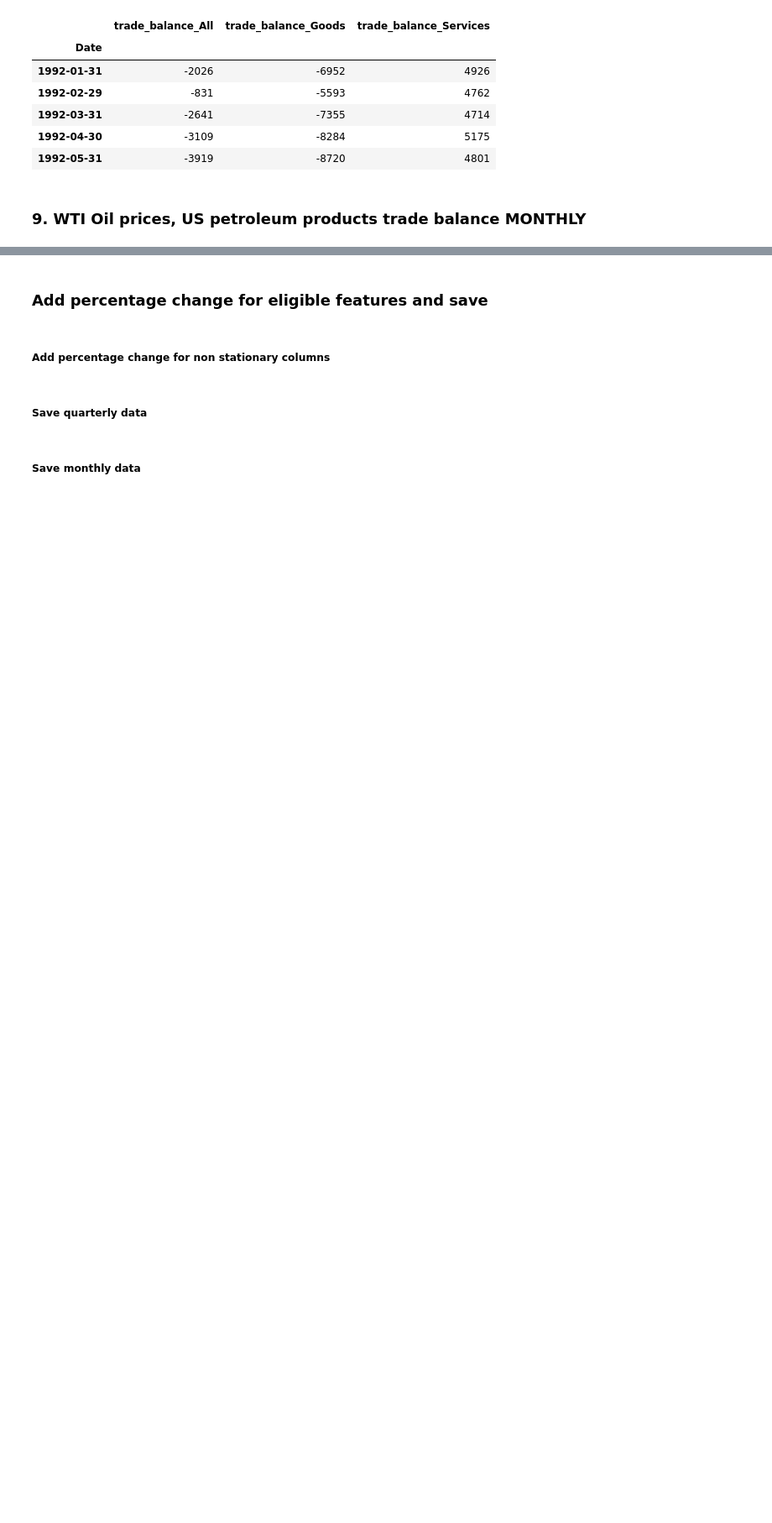
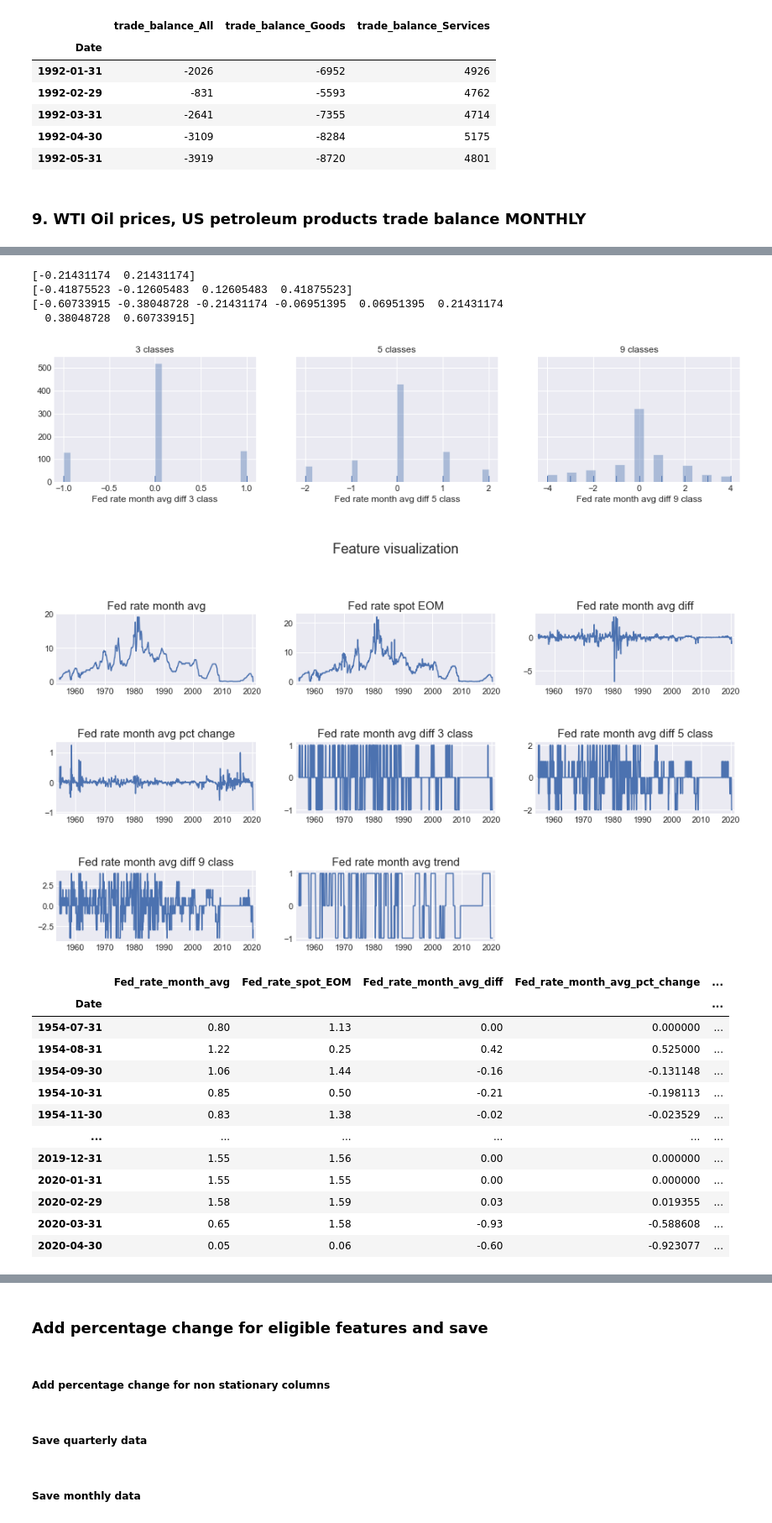
Before and after one commit to julesbertrand/Fed-repo-rate-forecasts, a Jupyter notebook: Finalproject_data_preprocessing.ipynb, the cells around one changed output, grey strips where cells are left out. Shown at 84% size. Drawn from its saved outputs; the diff is of its cells as text; code cells hidden in the pictures; blank space fills up the shorter version.

```diff
--- a/Finalproject_data_preprocessing.ipynb
+++ b/Finalproject_data_preprocessing.ipynb
@@ -339,0 +289,76 @@ data_ffrate
+# %%
+data_ffm = pd.read_csv(settings.get('PATH_TO_DATA') + "FEDFUNDS.csv")
+data_ffd = pd.read_csv(settings.get('PATH_TO_DATA') + "DFF.csv")
+data = pd.merge(data_ffm[['DATE', 'FEDFUNDS']],
+                data_ffd[['DATE', 'DFF']],
+                left_on='DATE',
+                right_on='DATE',
+                how='inner'
+               )
+data.rename(columns={
+    'DATE':'Date',
+    'DFF':'Fed rate spot EOM',
+    'FEDFUNDS':'Fed rate month avg'
+    }, inplace=True)
+
+data['Fed rate month avg diff'] = data['Fed rate month avg'].diff().fillna(0)
+data['Fed rate month avg pct_change'] = data['Fed rate month avg'].pct_change().fillna(0)
+
+# Build n class evolution based on fed rate month avg diff
+n_class = (3, 5, 9)
+def give_classes(data, n_class, median_class=0):
+    std = data.std()
+    levels = stats.norm.ppf(np.linspace(0, 1, num=n_class + 1)[1:-1]) * std
+    print(levels)
+    def give_class(levels, x):
+        x_class = 1
+        for i in range(len(levels)):
+            if x >= levels[i]:
+                x_class += 1
+        return x_class
+    class_series = data.apply(lambda x: give_class(levels, x)) - (n_class + 1) // 2
+    return class_series
+
+fig, ax = plt.subplots(1, len(n_class), figsize=(16, 3), sharey=True)
+for i in range(len(n_class)):
+    n = n_class[i]
+    data['Fed rate month avg diff {:d} class'.format(n)] = give_classes(data['Fed rate month avg diff'], n)
+    sns.distplot(data['Fed rate month avg diff {:d} class'.format(n)], kde=False, rug=True, ax=ax[i])
+    ax[i].set_title('{:d} classes'.format(n))
+plt.show()
+
+# temporary rolling averages to build categorical trend features up, down, stable
+data['Fed rate diff rolling temp'] = data['Fed rate month avg diff 5 class'].rolling(window=6, min_periods=1).mean()
+def trend(row, feature_name, epsilon=1e-2):
+    if row[feature_name] > epsilon:
+        return 1
+    elif row[feature_name] < -epsilon:
+        return -1
+    else:
+        return 0
+data['Fed rate month avg trend'] = data.apply(lambda row: trend(row, feature_name='Fed rate diff rolling temp'), axis=1)
+data.drop(columns=['Fed rate diff rolling temp'], inplace=True)
+
+data_ffrate = data_processing_end(data, visualize=True)
+# data_ffrate.describe()
+data_ffrate
+# %% [output]
+[-0.21431174  0.21431174]
+[-0.41875523 -0.12605483  0.12605483  0.41875523]
+[-0.60733915 -0.38048728 -0.21431174 -0.06951395  0.06951395  0.21431174
+  0.38048728  0.60733915]
+[figure, added]
+[figure, added]
+|  | Fed_rate_month_avg | Fed_rate_spot_EOM | Fed_rate_month_avg_diff | Fed_rate_month_avg_pct_change | ... |
+| Date |  |  |  |  | ... |
+| 1954-07-31 | 0.80 | 1.13 | 0.00 | 0.000000 | ... |
+| 1954-08-31 | 1.22 | 0.25 | 0.42 | 0.525000 | ... |
+| 1954-09-30 | 1.06 | 1.44 | -0.16 | -0.131148 | ... |
+| 1954-10-31 | 0.85 | 0.50 | -0.21 | -0.198113 | ... |
+| 1954-11-30 | 0.83 | 1.38 | -0.02 | -0.023529 | ... |
+| ... | ... | ... | ... | ... | ... |
+| 2019-12-31 | 1.55 | 1.56 | 0.00 | 0.000000 | ... |
+| 2020-01-31 | 1.55 | 1.55 | 0.00 | 0.000000 | ... |
+| 2020-02-29 | 1.58 | 1.59 | 0.03 | 0.019355 | ... |
+| 2020-03-31 | 0.65 | 1.58 | -0.93 | -0.588608 | ... |
+| 2020-04-30 | 0.05 | 0.06 | -0.60 | -0.923077 | ... |
```
Also changed, not shown: parts of 12 cells of this notebook, 2 other files.
